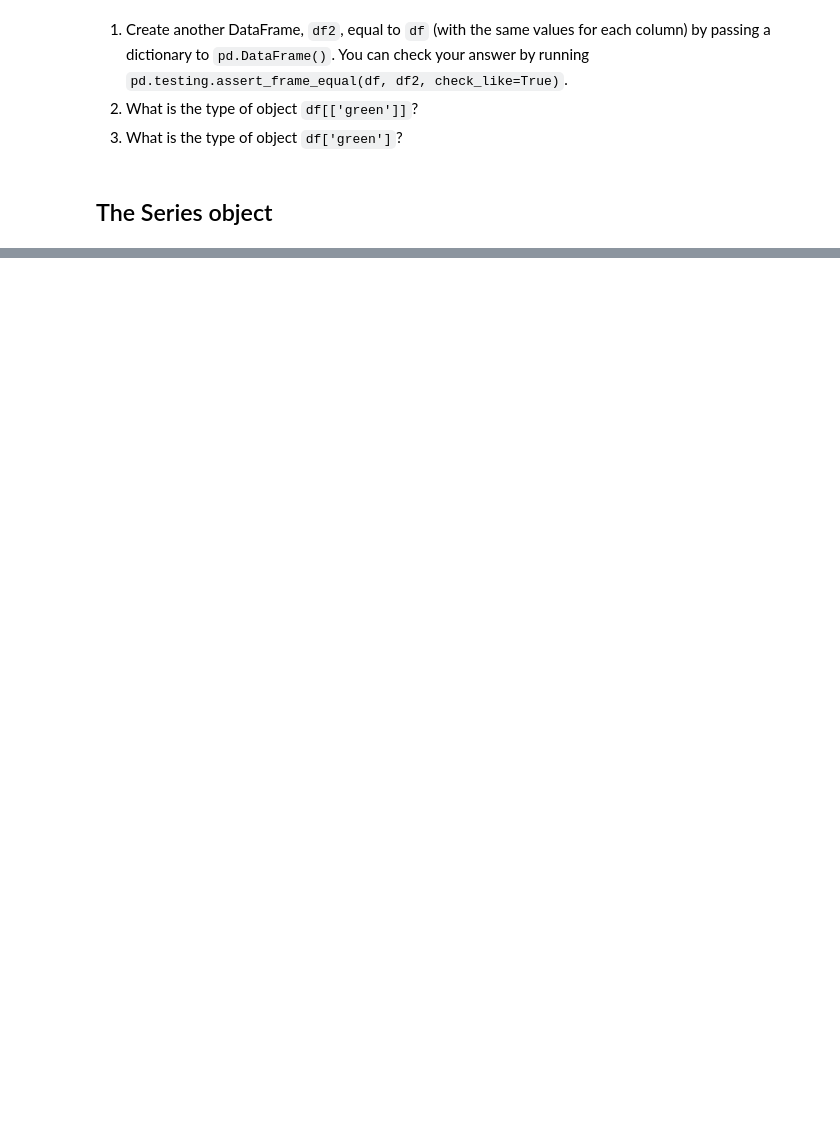
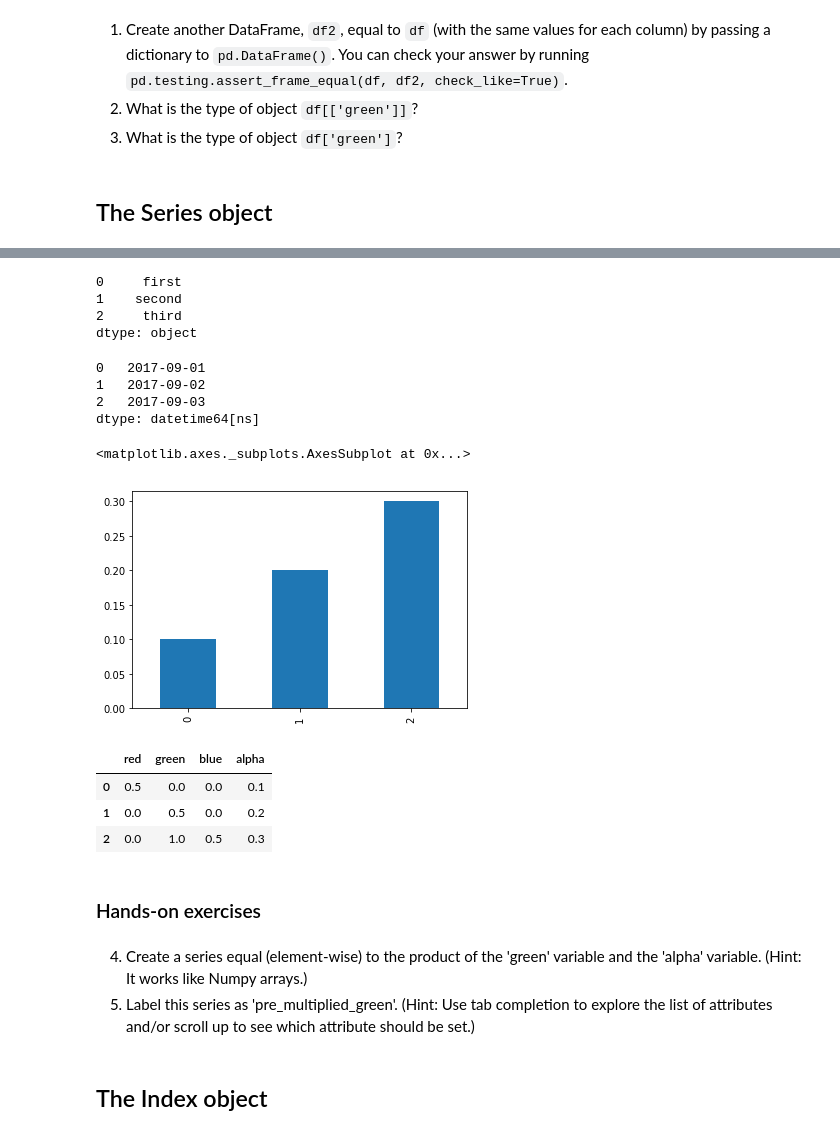
Before and after one commit to mkcor/advanced-pandas, a Jupyter notebook: notebooks/00_objects.ipynb, the cells around one changed output, grey strips where cells are left out. Cells and saved outputs as stored; diff of their text form; code cells hidden in the pictures; blank space fills up the shorter version.

Commit message:
Continue first notebook.

```diff
--- a/notebooks/00_objects.ipynb
+++ b/notebooks/00_objects.ipynb
@@ -75,0 +103,7 @@ df.plot()
+# %%
+s
+# %% [output]
+0     first
+1    second
+2     third
+dtype: object
@@ -75,0 +112,14 @@ df.plot()
+# %%
+t
+# %% [output]
+0   2017-09-01
+1   2017-09-02
+2   2017-09-03
+dtype: datetime64[ns]
+# %%
+alpha = pd.Series(0.1 * np.arange(1, 4))
+# %%
+alpha.plot(kind='bar')
+# %% [output]
+<matplotlib.axes._subplots.AxesSubplot at 0x...>
+[figure, added]
@@ -75,0 +128,14 @@ df.plot()
+# %%
+df
+# %% [output]
+|  | red | green | blue | alpha |
+| 0 | 0.5 | 0.0 | 0.0 | 0.1 |
+| 1 | 0.0 | 0.5 | 0.0 | 0.2 |
+| 2 | 0.0 | 1.0 | 0.5 | 0.3 |
+# %% [markdown]
+### Hands-on exercises
+# %% [markdown]
+4. Create a series equal (element-wise) to the product of the 'green' variable and the 'alpha' variable. (Hint: It works like Numpy arrays.)
+5. Label this series as 'pre_multiplied_green'. (Hint: Use tab completion to explore the list of attributes and/or scroll up to see which attribute should be set.)
+# %% [markdown]
+## The Index object
```
Also changed, not shown: parts of 9 cells of this notebook.
